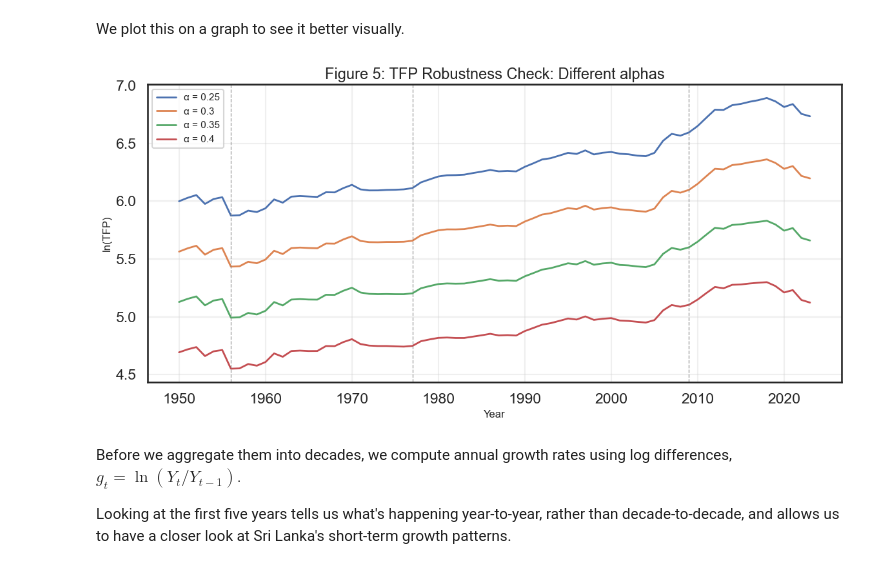
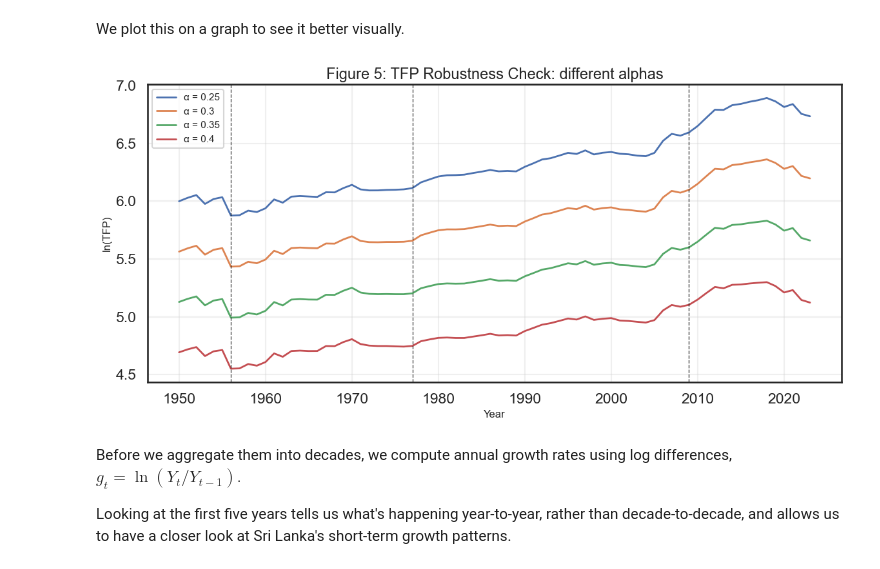
Before and after one commit to ikedasakii/EC2B1_group_project, a Jupyter notebook: find_GDP_trend_decades_copy.ipynb, the cells around one changed output. Drawn from its saved outputs; the diff is of its cells as text; code cells hidden in the pictures.

```diff
--- a/find_GDP_trend_decades_copy.ipynb
+++ b/find_GDP_trend_decades_copy.ipynb
@@ -555,25 +555,25 @@ We plot this on a graph to see it better visually.
 # %%
 # Plot log TFP under each α value to visually confirm the trend shape is robust across assumptions
 plt.figure(figsize=(12, 6))
 
 for a in alphas:
     plt.plot(data_tfp['year'], data_tfp[f'ln_TFP_alpha_{a}'],
              label=f'α = {a}', linewidth=2)
 
 plt.xlabel('Year', fontsize=12)
 plt.ylabel('ln(TFP)', fontsize=12)
-plt.title('Figure 5: TFP Robustness Check: Different alphas', fontsize=17)
+plt.title('Figure 5: TFP Robustness Check: different alphas', fontsize=17)
 plt.legend(fontsize=11)
 plt.grid(True, alpha=0.3)
 plt.tight_layout()
 
 # Vertical lines at sub-period boundaries
 for year in [1956, 1977, 2009]:
-    plt.axvline(x=year, color='gray', linestyle='--', linewidth=1, alpha=0.7)
+    plt.axvline(x=year, color='black', linestyle='--', linewidth=1, alpha=0.7)
 
 plt.show()
 # %% [output]
-[figure, old version]
+[figure, new version]
 # %% [markdown]
 Before we aggregate them into decades, we compute annual growth rates using log differences, $g_t = \ln(Y_t / Y_{t-1})$.
 
```
Also changed, not shown: parts of 8 cells of this notebook.
